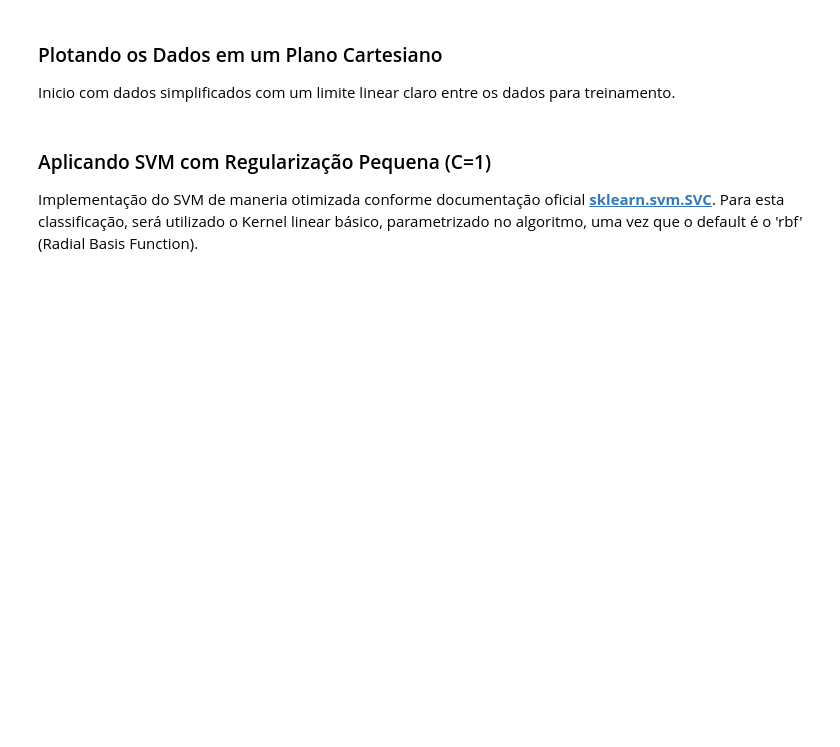
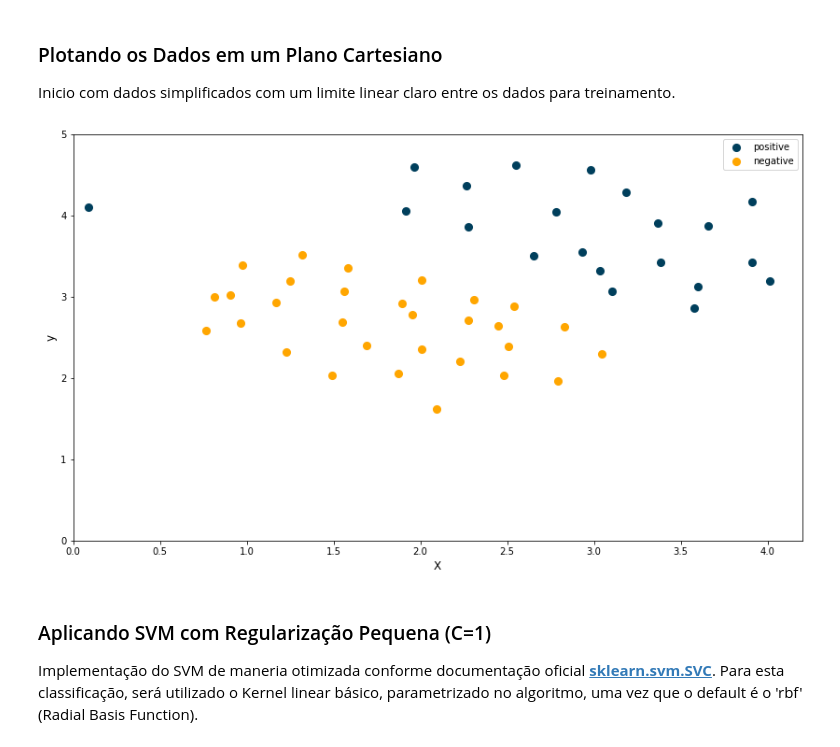
Before and after one commit to brondevitor/Python_Jorney, a Jupyter notebook: Classificação/Classificação I.ipynb, the cells around one changed output. Drawn from its saved outputs; the diff is of its cells as text; code cells hidden in the pictures; blank space fills up the shorter version.

```diff
--- a/Classificação/Classificação I.ipynb
+++ b/Classificação/Classificação I.ipynb
@@ -12,17 +12,46 @@ from scipy.io import loadmat
 # %% [markdown]
 ### Importando os Dados
 # %%
-DATAPATH_1 = ('data/ex6data1.mat')
-DATAPATH_2 = ('data/ex6data2.mat')
-DATAPATH_3 = ('data/ex6data3.mat')
+DATAPATH_1 = ('ex6data1.mat')
+DATAPATH_2 = ('ex6data2.mat')
+DATAPATH_3 = ('ex6data3.mat')
 # %% [markdown]
 ### Definindo uma Função para Plotar os Dados
+# %%
+def plot_data(X, y, xlabel, ylabel, pos_label, neg_label, xmin, xmax, ymin, ymax, axes=None):
+    plt.rcParams['figure.figsize'] = (14., 8.)
+
+    pos = y[:, 0] == 1
+    neg = y[:, 0] == 0
+
+    if axes == None:
+        axes = plt.gca()
+
+    axes.scatter(X[pos][:,0], X[pos][:,1], marker='o', c='#003f5c', s=50, linewidth=2, label=pos_label)
+    axes.scatter(X[neg][:,0], X[neg][:,1], marker='o', c='#ffa600', s=50, linewidth=2, label=neg_label)
+
+    axes.set_xlim([xmin, xmax])
+    axes.set_ylim([ymin, ymax])
+
+    axes.set_xlabel(xlabel, fontsize=12)
+    axes.set_ylabel(ylabel, fontsize=12)
+
+    axes.legend(bbox_to_anchor=(1,1), fancybox=True)
 # %% [markdown]
 ### Split dos Dados
+# %%
+data1 = loadmat(DATAPATH_1)
+
+X = data1['X']
+y = data1['y']
 # %% [markdown]
 ### Plotando os Dados em um Plano Cartesiano
 
 Inicio com dados simplificados com um limite linear claro entre os dados para treinamento.
+# %%
+plot_data(X, y, 'X', 'y', 'positive', 'negative', 0, 4.2, 0, 5)
+# %% [output]
+[figure, added]
 # %% [markdown]
 ### Aplicando SVM com Regularização Pequena (C=1)
 
```
